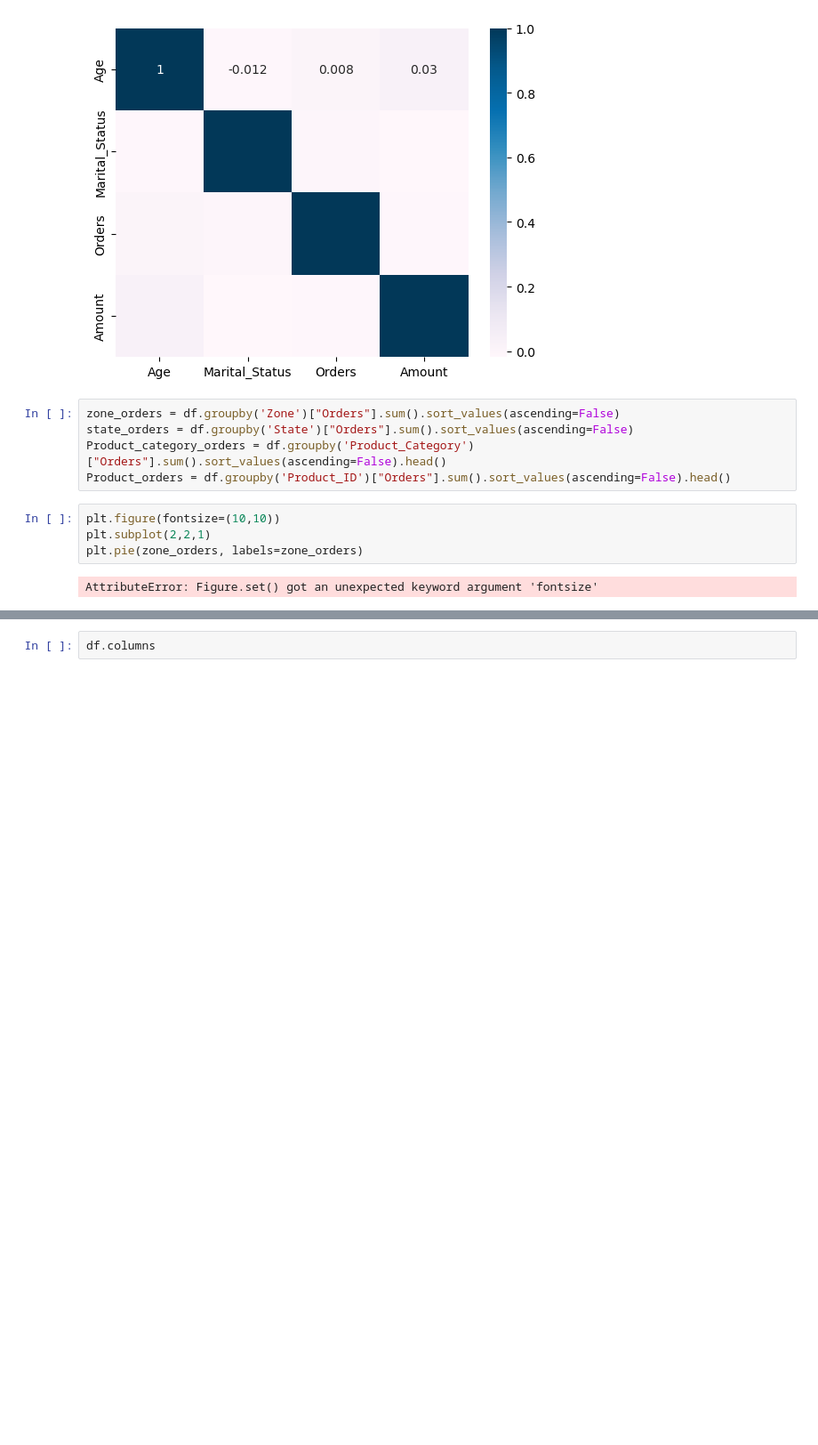
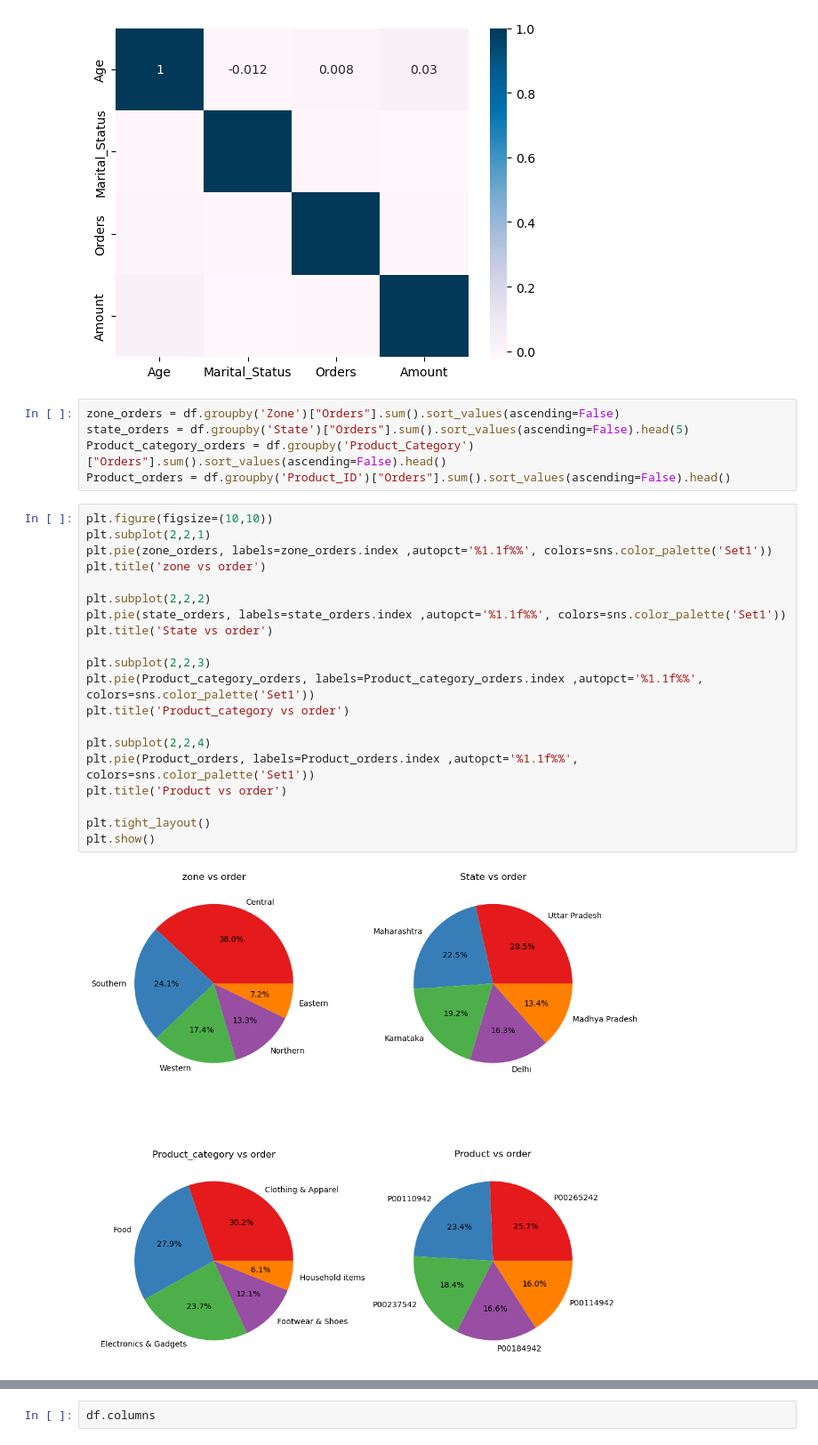
Before and after one commit to rakshume/EDA, a Jupyter notebook: Diwali/diwali_sales.ipynb, the cells around one changed output, grey strips where cells are left out. Shown at 89% size. Saved outputs shown, nothing was run; the diff lists cells and outputs as text; blank space fills up the shorter version.

```diff
--- a/Diwali/diwali_sales.ipynb
+++ b/Diwali/diwali_sales.ipynb
@@ -301,12 +301,28 @@ plt.show()
 [figure]
 # %%
 zone_orders = df.groupby('Zone')["Orders"].sum().sort_values(ascending=False)
-state_orders = df.groupby('State')["Orders"].sum().sort_values(ascending=False)
+state_orders = df.groupby('State')["Orders"].sum().sort_values(ascending=False).head(5)
 Product_category_orders = df.groupby('Product_Category')["Orders"].sum().sort_values(ascending=False).head()
 Product_orders = df.groupby('Product_ID')["Orders"].sum().sort_values(ascending=False).head()
-# %%
-plt.figure(fontsize=(10,10))
-plt.subplot(2,2,1)
-plt.pie(zone_orders, labels=zone_orders)
-# %% [output]
-AttributeError: Figure.set() got an unexpected keyword argument 'fontsize'
+# %%
+plt.figure(figsize=(10,10))
+plt.subplot(2,2,1)
+plt.pie(zone_orders, labels=zone_orders.index ,autopct='%1.1f%%', colors=sns.color_palette('Set1'))
+plt.title('zone vs order')
+
+plt.subplot(2,2,2)
+plt.pie(state_orders, labels=state_orders.index ,autopct='%1.1f%%', colors=sns.color_palette('Set1'))
+plt.title('State vs order')
+
+plt.subplot(2,2,3)
+plt.pie(Product_category_orders, labels=Product_category_orders.index ,autopct='%1.1f%%', colors=sns.color_palette('Set1'))
+plt.title('Product_category vs order')
+
+plt.subplot(2,2,4)
+plt.pie(Product_orders, labels=Product_orders.index ,autopct='%1.1f%%', colors=sns.color_palette('Set1'))
+plt.title('Product vs order')
+
+plt.tight_layout()
+plt.show()
+# %% [output]
+[figure, added]
```
Also changed, not shown: parts of 1 cell of this notebook, 5 other files.
